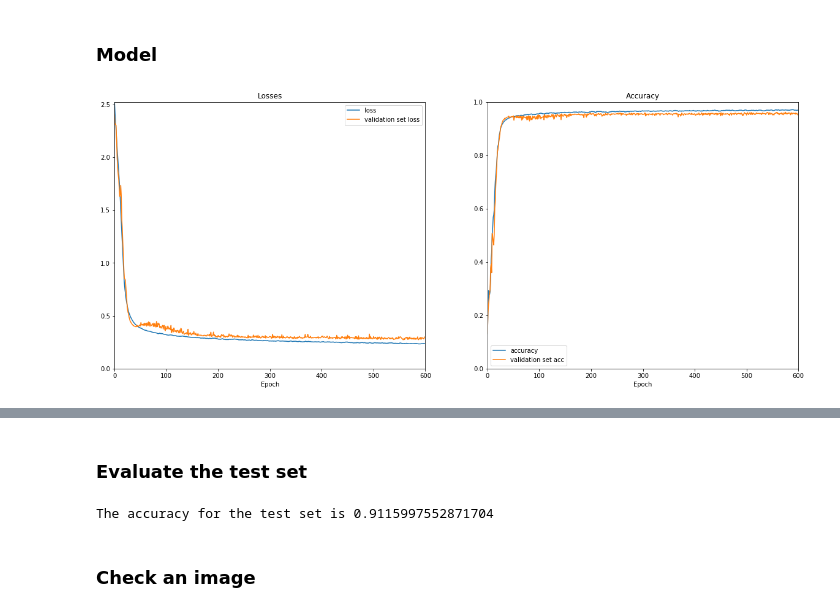
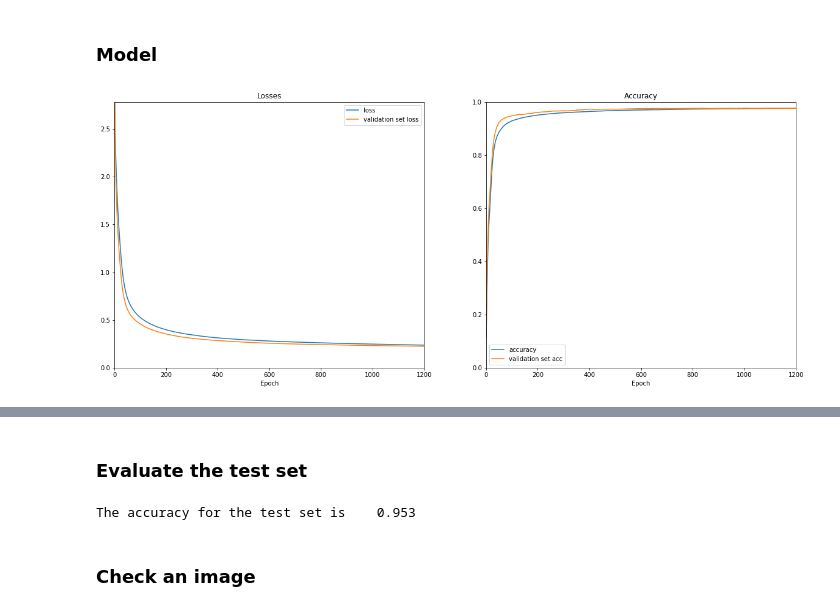
Before and after one commit to rako233/SimpleMNISTNN, a Jupyter notebook: mnist.ipynb, the cells around one changed output, grey strips where cells are left out. Drawn from its saved outputs; the diff is of its cells as text; code cells hidden in the pictures.

```diff
--- a/mnist.ipynb
+++ b/mnist.ipynb
@@ -101,8 +132,8 @@ def init_plot(epochs):
 # %% [markdown]
 Read the data from files and reshape the data for the neural network
 # %%
-Y_train,X_train = read(dataset='training')
-Y_test,X_test = read(dataset='testing')
+Y_train,X_train = mnist.read(dataset='training')
+Y_test,X_test = mnist.read(dataset='testing')
 
 Y_train = convert_to_one_hot(Y_train,10)
 Y_test = convert_to_one_hot(Y_test,10)
@@ -147,31 +178,42 @@ Y test (5000, 10)
 ### Hyperparameters
 # %%
 # These parameters are fitted for GPU.
-lamda  = 0.002
-lr     = 0.004
-epochs = 600
+lamda  = 0.004
+lr     = 0.0004
+epochs = 1200
 batch  = 20000
 seed   = 234
 
+# Learningrates
+# It's an arrays with epoch, learning rate pairs
+lrarr = np.array(
+    [
+        [0,lr],
+        [600,lr/2],
+        [900,lr/4]
+    ]
+    )
 # This gives the number of nodes for all layers from 1 to N-1. The output layer is not included
-layerdata = [12,15,15,15,15,15]
+layerdata = [24,24]
 
 # Choose the activation function
 activation_func = 'relu'
+
+# Tensorboard logging
+logdata = True
 # %% [markdown]
 ### Model
 # %%
 model = Sequential()
 
 # Layer 1
+model.add(BatchNormalization(input_shape=(N_pixels,)))
 model.add(Dense(units=layerdata[0],
-                input_shape=(N_pixels,),
                 kernel_regularizer=l2(lamda),
                 #bias_regularizer=l2(lamda),
                 kernel_initializer=glorot_uniform(seed=seed),
                 bias_initializer=zeros()))
 
-model.add(BatchNormalization())
 model.add(Activation(activation_func))
 
 # Layers from 2 to N-1
@@ -183,32 +225,44 @@ for u in layerdata[1:]:
                     bias_initializer=zeros()))
 
     model.add(Activation(activation_func))
 
 # Output layer
 model.add(Dense(
         units=10,
         kernel_regularizer=l2(lamda),
         #bias_regularizer=l2(lamda),
         kernel_initializer=glorot_uniform(seed=seed),
         bias_initializer=zeros()
         ))
 
 model.add(Activation('softmax'))
 
 
 # Train the model
 model.compile(optimizer=Adam(lr=lr, beta_1=0.9, beta_2=0.999, epsilon=1e-08, decay=0.0),
               loss='categorical_crossentropy',
               metrics=['accuracy'])
 
 init_plot(epochs)
 
+callbacks = [callback_plot, LearningRateCallBack(lrarr)]
+
+if logdata:
+    tbCallBack = keras.callbacks.TensorBoard(
+        log_dir=f'./log/{ctime()}',
+        batch_size=batch,
+        histogram_freq=1,
+        write_graph=True,
+        write_images=False)
+    callbacks.append(tbCallBack)
+
+
 history = model.fit(X_train, Y_train,
                     validation_data=[X_dev,Y_dev],
                     epochs=epochs,
                     batch_size=batch,
-                    callbacks=[callback_plot],
+                    callbacks=callbacks,
                     verbose=0,
                     shuffle=True)
 # %% [output]
-[figure, old version]
+[figure, new version]
@@ -218,9 +274,9 @@ Dev-Acc:  0.9520 Dev-Loss:  0.2993
 ### Evaluate the test set
 # %%
 result = model.evaluate(X_test, Y_test, batch_size=batch, verbose=0)
-print(f"The accuracy for the test set is {result[1]}")
+print(f"The accuracy for the test set is {result[1]:8.3f}")
 # %% [output]
-The accuracy for the test set is 0.9115997552871704
+The accuracy for the test set is    0.953
 # %% [markdown]
 ### Check an image
 # %%
```
Also changed, not shown: parts of 4 cells of this notebook, 1 other file.
